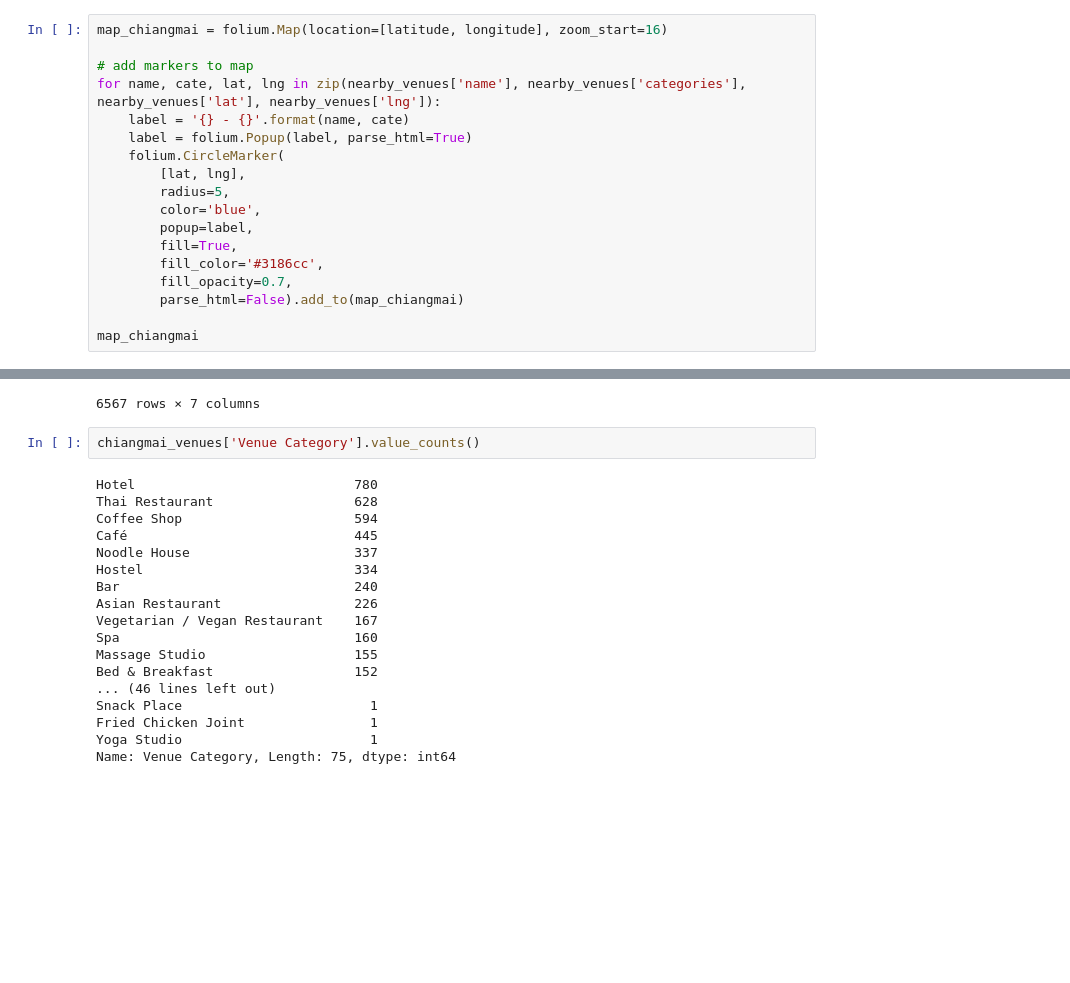
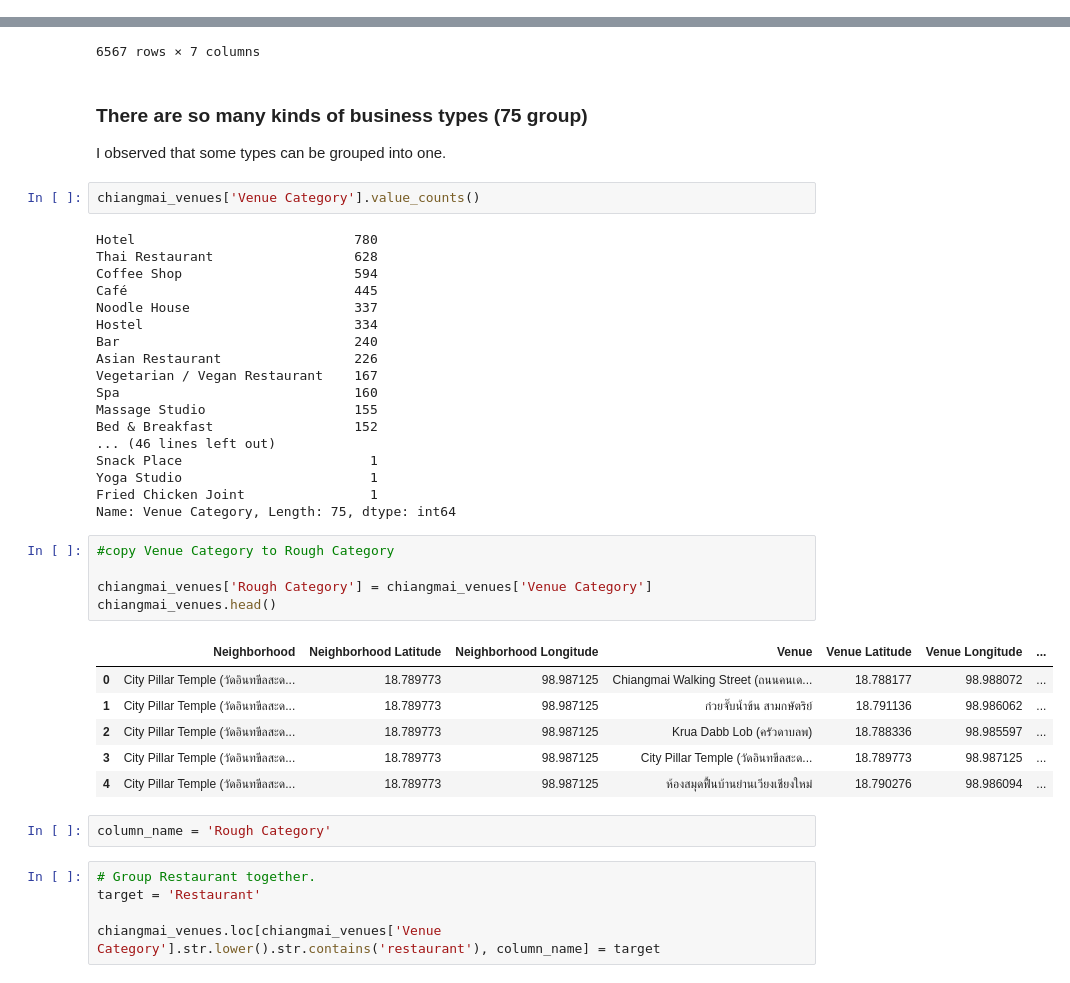
Before and after one commit to luangtatipsy/DataScience-CapStone, a Jupyter notebook: Week4_Assignment.ipynb, the cells around one changed output, grey strips where cells are left out. Cells and saved outputs as stored; diff of their text form; blank space fills up the shorter version.

```diff
--- a/Week4_Assignment.ipynb
+++ b/Week4_Assignment.ipynb
@@ -141,18 +120,0 @@ folium-0.5.0-p 100% |################################| Time: 0:00:00  47.47 MB/s
-# %%
-map_chiangmai = folium.Map(location=[latitude, longitude], zoom_start=16)
-
-# add markers to map
-for name, cate, lat, lng in zip(nearby_venues['name'], nearby_venues['categories'], nearby_venues['lat'], nearby_venues['lng']):
-    label = '{} - {}'.format(name, cate)
-    label = folium.Popup(label, parse_html=True)
-    folium.CircleMarker(
-        [lat, lng],
-        radius=5,
-        color='blue',
-        popup=label,
-        fill=True,
-        fill_color='#3186cc',
-        fill_opacity=0.7,
-        parse_html=False).add_to(map_chiangmai)
-
-map_chiangmai
@@ -242,6 +202,10 @@ chiangmai_venues
 | 6565 | ลาบบังเกอร์ สาขา 2 | 18.794718 | 98.987059 | Manee Guest House | 18.792702 | 98.991018 | ... |
 | 6566 | ลาบบังเกอร์ สาขา 2 | 18.794718 | 98.987059 | Moto Velo Cabin | 18.790403 | 98.987502 | ... |
 6567 rows × 7 columns
+# %% [markdown]
+### There are so many kinds of business types (75 group)
+
+I observed that some types can be grouped into one.
 # %%
 chiangmai_venues['Venue Category'].value_counts()
 # %% [output]
@@ -259,6 +223,25 @@ Massage Studio                   155
 Bed & Breakfast                  152
 ... (46 lines left out)
 Snack Place                        1
+Yoga Studio                        1
 Fried Chicken Joint                1
-Yoga Studio                        1
 Name: Venue Category, Length: 75, dtype: int64
+# %%
+#copy Venue Category to Rough Category
+
+chiangmai_venues['Rough Category'] = chiangmai_venues['Venue Category']
+chiangmai_venues.head()
+# %% [output]
+|  | Neighborhood | Neighborhood Latitude | Neighborhood Longitude | Venue | Venue Latitude | Venue Longitude | ... |
+| 0 | City Pillar Temple (วัดอินทขีลสะด... | 18.789773 | 98.987125 | Chiangmai Walking Street (ถนนคนเด... | 18.788177 | 98.988072 | ... |
+| 1 | City Pillar Temple (วัดอินทขีลสะด... | 18.789773 | 98.987125 | ก๋วยจั๊บน้ำข้น สามกษัตริย์ | 18.791136 | 98.986062 | ... |
+| 2 | City Pillar Temple (วัดอินทขีลสะด... | 18.789773 | 98.987125 | Krua Dabb Lob (ครัวดาบลพ) | 18.788336 | 98.985597 | ... |
+| 3 | City Pillar Temple (วัดอินทขีลสะด... | 18.789773 | 98.987125 | City Pillar Temple (วัดอินทขีลสะด... | 18.789773 | 98.987125 | ... |
+| 4 | City Pillar Temple (วัดอินทขีลสะด... | 18.789773 | 98.987125 | ห้องสมุดฟื้นบ้านย่านเวียงเชียงใหม่ | 18.790276 | 98.986094 | ... |
+# %%
+column_name = 'Rough Category'
+# %%
+# Group Restaurant together.
+target = 'Restaurant'
+
+chiangmai_venues.loc[chiangmai_venues['Venue Category'].str.lower().str.contains('restaurant'), column_name] = target
```
Also changed, not shown: parts of 40 cells of this notebook.
